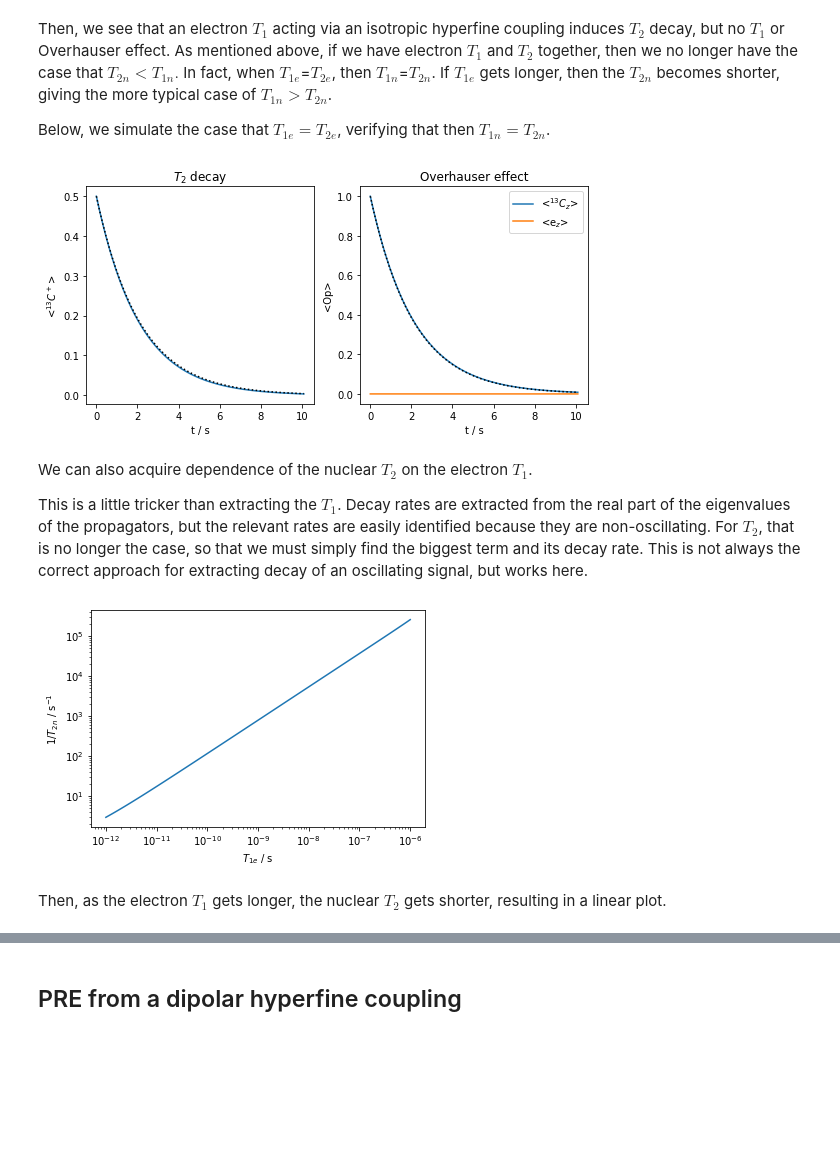
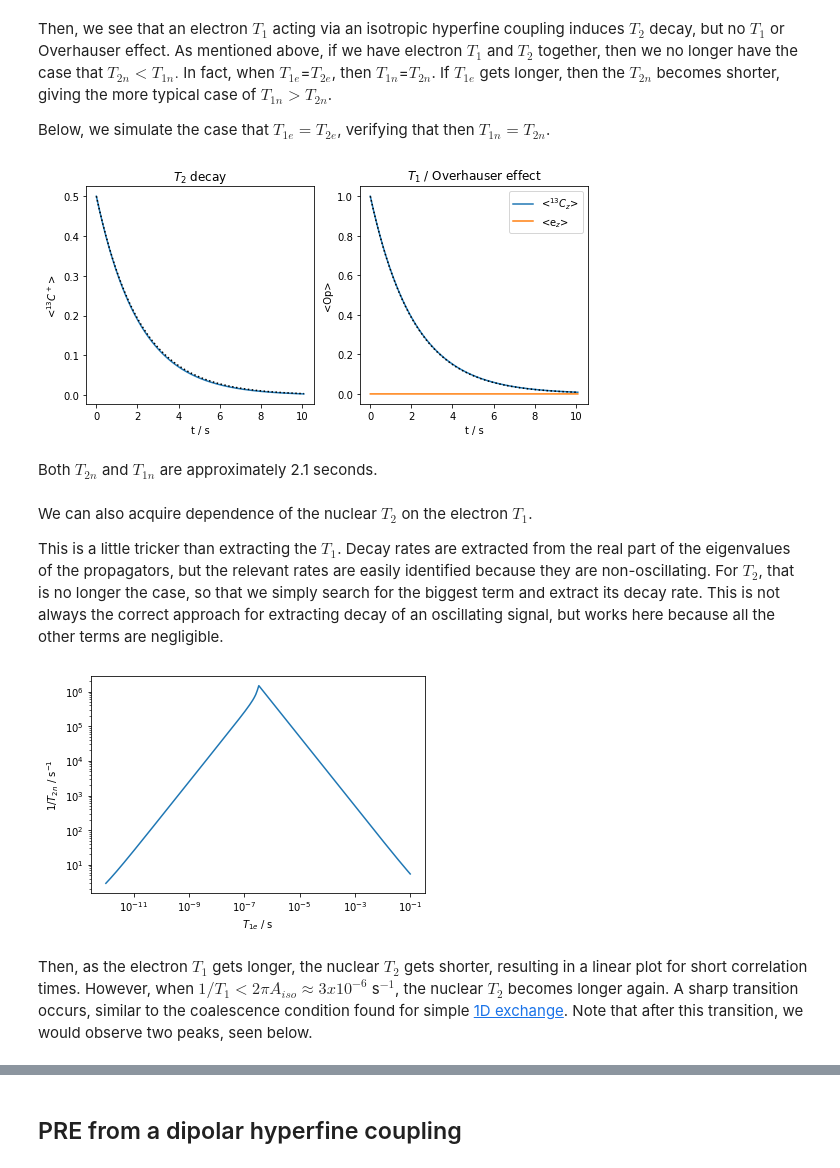
Before and after one commit to alsinmr/SLEEPY_tutorial, a Jupyter notebook: Chapters/Chapter5/Ch5_PRE.ipynb, the cells around one changed output, grey strips where cells are left out. Saved outputs shown, nothing was run; the diff lists cells and outputs as text; code cells hidden in the pictures; blank space fills up the shorter version.

```diff
--- a/Chapters/Chapter5/Ch5_PRE.ipynb
+++ b/Chapters/Chapter5/Ch5_PRE.ipynb
@@ -58,7 +59,6 @@ T20=np.logspace(-14,-10,100)
 R1=[]
 for T2 in T20:
     L.clear_relax()
-    L.add_relax('T1',i=1,T1=1e-6) #Longer than all T2s used
     L.add_relax('T2',i=1,T2=T2)
     R1.append(rho.extract_decay_rates(L.U(Dt=1e-3)))
 # %%
@@ -115,31 +115,33 @@ ax[0].set_title('$T_2$ decay')
 ax[0].plot(rho.t_axis,0.5*np.exp(-rho.t_axis/T1),color='black',linestyle=':')
 rho.plot(axis='s',det_num=[1,2],ax=ax[1])
 ax[1].plot(rho.t_axis,np.exp(-rho.t_axis/T1),color='black',linestyle=':')
-_=ax[1].set_title('Overhauser effect')
+_=ax[1].set_title(r'$T_1$ / Overhauser effect')
 # %% [output]
-[figure, old version]
+[figure, new version]
+# %% [markdown]
+Both $T_{2n}$ and $T_{1n}$ are approximately 2.1 seconds.
 # %% [markdown]
 We can also acquire dependence of the nuclear $T_2$ on the electron $T_1$.
 
-This is a little tricker than extracting the $T_1$. Decay rates are extracted from the real part of the eigenvalues of the propagators, but the relevant rates are easily identified because they are non-oscillating. For $T_2$, that is no longer the case, so that we must simply find the biggest term and its decay rate. This is not always the correct approach for extracting  decay of an oscillating signal, but works here.
+This is a little tricker than extracting the $T_1$. Decay rates are extracted from the real part of the eigenvalues of the propagators, but the relevant rates are easily identified because they are non-oscillating. For $T_2$, that is no longer the case, so that we simply search for the biggest term and extract its decay rate. This is not always the correct approach for extracting  decay of an oscillating signal, but works here because all the other terms are negligible.
 # %%
 rho=sl.Rho('13Cx','13Cp')
-T10=np.logspace(-12,-7,100)
+T10=np.logspace(-12,-1,200)
 R2=[]
 for T1 in T10:
     L.clear_relax()
     L.add_relax('T1',i=1,T1=T1) #Longer than all T2s used
     L.add_relax('T2',i=1,T2=1e-12)
-    rate,_,A=rho.extract_decay_rates(L.U(Dt=1e-3),mode='all')
+    rate,_,A=rho.extract_decay_rates(L.U(Dt=1e-6),mode='all')
     i=np.argmax(A[0])
     R2.append(rate[0][i])
 # %%
 ax=plt.subplots()[1]
-ax.loglog(T20,R2)
+ax.loglog(T10,R2)
 ax.set_ylim(ax.get_ylim())
 ax.set_xlabel(r'$T_{1e}$ / s')
 _=ax.set_ylabel(r'$1/T_{2n}$ / s$^{-1}$')
 # %% [output]
-[figure, old version]
+[figure, new version]
 # %% [markdown]
-Then, as the electron $T_1$ gets longer, the nuclear $T_2$ gets shorter, resulting in a linear plot.
+Then, as the electron $T_1$ gets longer, the nuclear $T_2$ gets shorter, resulting in a linear plot for short correlation times. However, when $1/T_1<2\pi A_{iso}\approx3x10^{-6}$ s$^{-1}$, the nuclear $T_2$ becomes longer again. A sharp transition occurs, similar to the coalescence condition found for simple [1D exchange](../Chapter2/Ch2_exchange1D.ipynb). Note that after this transition, we would observe two peaks, seen below.
```
Also changed, not shown: parts of 10 cells of this notebook, 9 other files.
